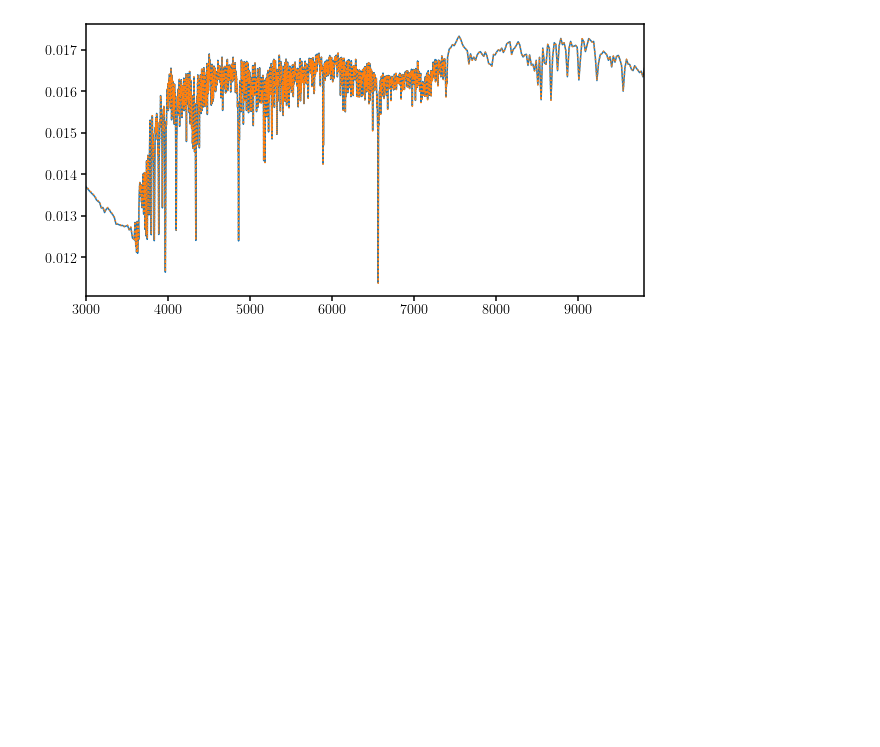
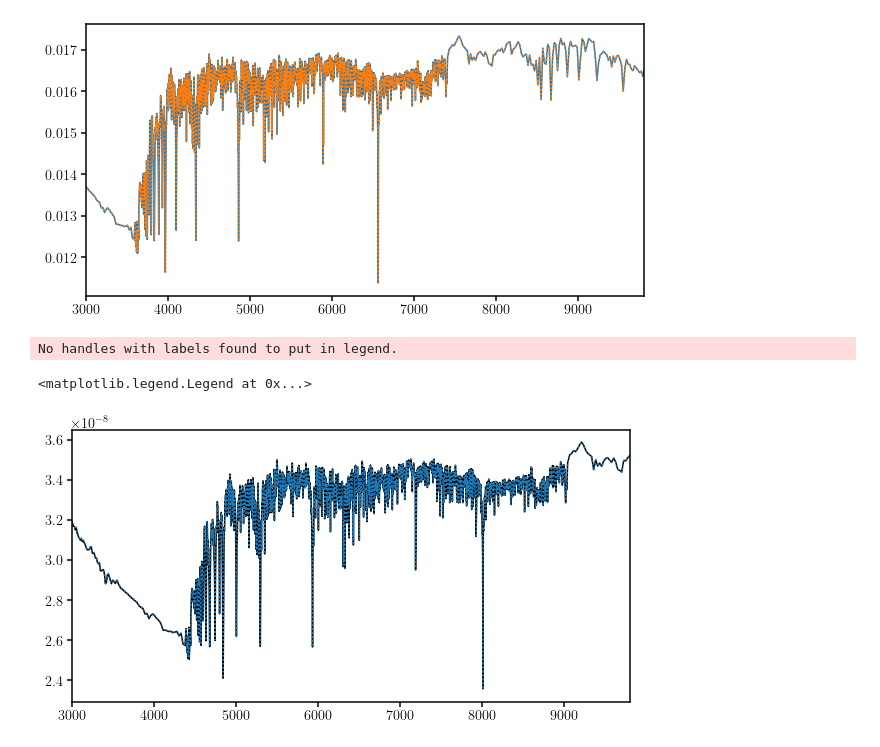
Before and after one commit to changhoonhahn/gqp_mc, a Jupyter notebook: nb/speculator_fsps.ipynb, the cells around one changed output. Saved outputs shown, nothing was run; the diff lists cells and outputs as text; code cells hidden in the pictures; blank space fills up the shorter version.

```diff
--- a/nb/speculator_fsps.ipynb
+++ b/nb/speculator_fsps.ipynb
@@ -41,3 +42,25 @@ sub.legend(loc='upper right', fontsize=20)
 No handles with labels found to put in legend.
 <matplotlib.legend.Legend at 0x...>
 [figure]
+# %%
+_theta = np.array([0.]+list(theta[:-1]))
+
+zred = z_at_value(speculate.cosmo.age, theta[-1] * u.Gyr)
+
+_w, _spec = speculate.model(_theta, zred=zred, dont_transform=True)
+# %%
+_wave_z = _wave * (1 + zred)
+d_lum = speculate.cosmo.luminosity_distance(zred).to(u.cm).value # luminosity distance in cm
+flux_z = sspLum * UT.Lsun() / (4. * np.pi * d_lum**2) / (1. + zred) * 1e17 # 10^-17 ergs/s/cm^2/Ang
+# %%
+fig = plt.figure(figsize=(10,5))
+sub = plt.subplot(111)
+sub.plot(_w[0], _spec[0], c='k')
+sub.plot(_wave_z, flux_z, ls=':')
+sub.set_xlim(3e3, 9800.)
+#sub.set_ylim(-5.5,-4.25)
+sub.legend(loc='upper right', fontsize=20)
+# %% [output]
+No handles with labels found to put in legend.
+<matplotlib.legend.Legend at 0x...>
+[figure, added]
```
Also changed, not shown: parts of 1 cell of this notebook.
